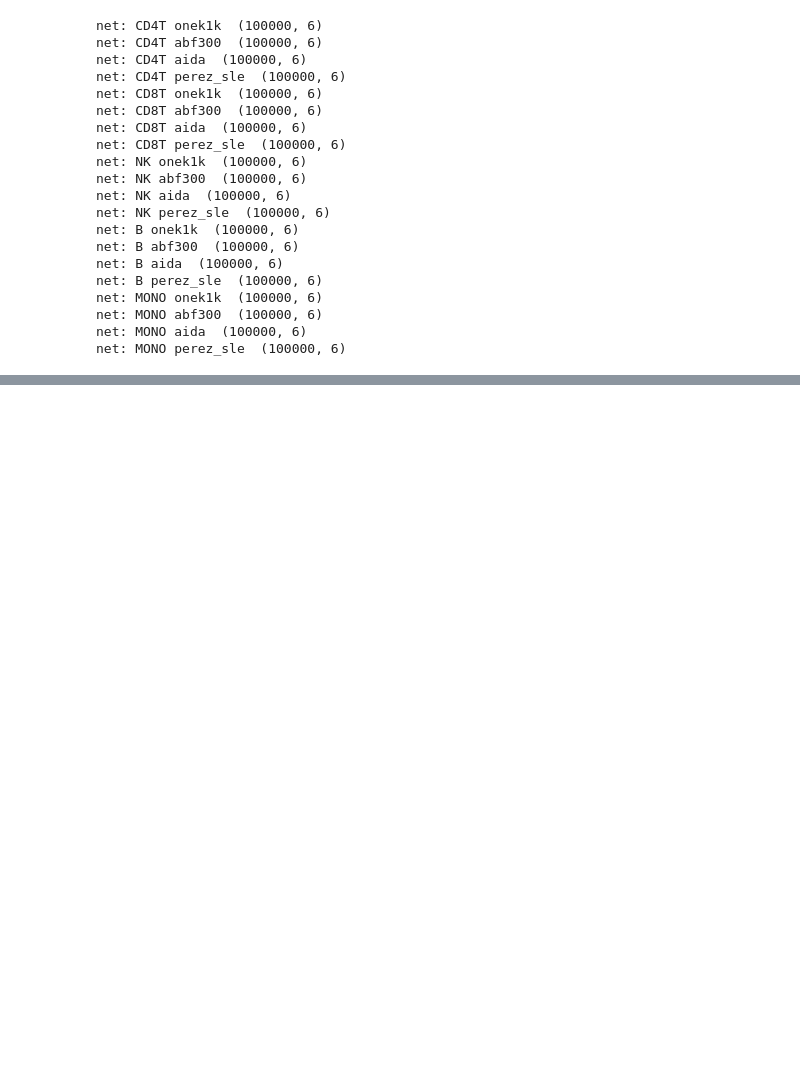
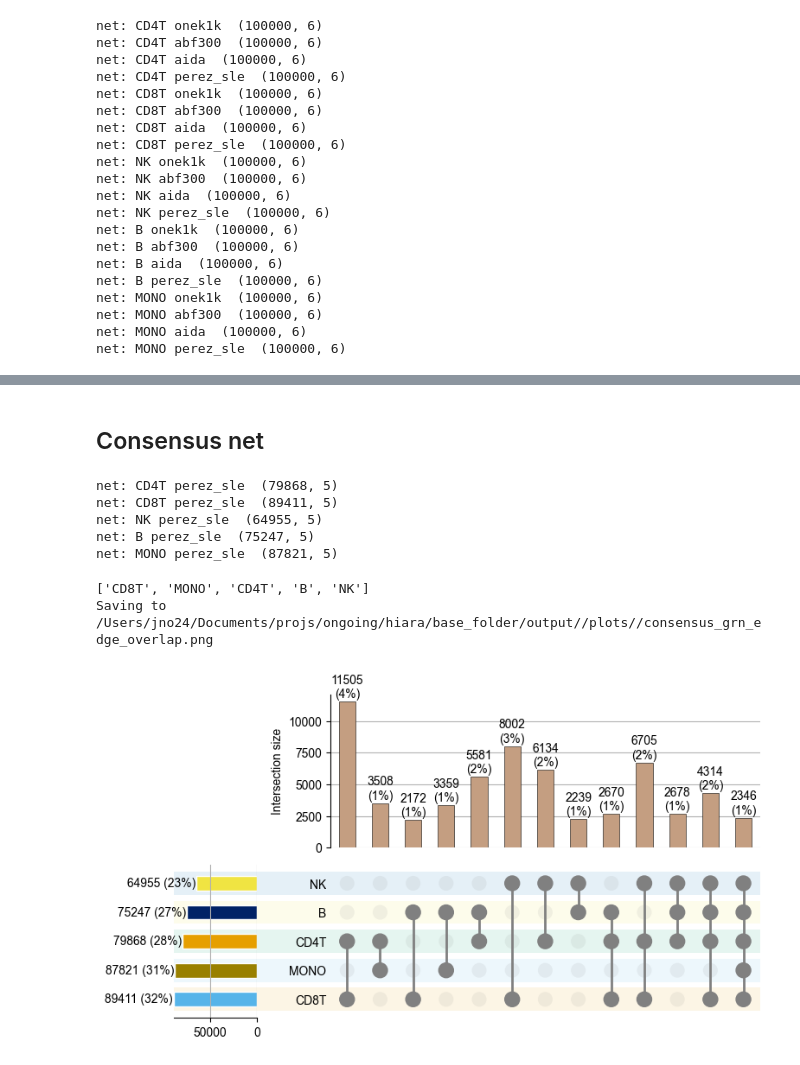
Before and after one commit to janursa/HIRA, a Jupyter notebook: notebooks/supp_results.ipynb, the cells around one changed output, grey strips where cells are left out. Drawn from its saved outputs; the diff is of its cells as text; code cells hidden in the pictures; blank space fills up the shorter version.

```diff
--- a/notebooks/supp_results.ipynb
+++ b/notebooks/supp_results.ipynb
@@ -1199,0 +1042,43 @@ if True:
+# %% [markdown]
+## Consensus net
+# %%
+if True:
+    net_store = []
+    for cell_type in CELL_TYPES:
+        net = retrieve_net_consensus(cell_type=cell_type)
+        net['edge'] = net['source'] + '_' + net['target']
+        net['cell_type'] = cell_type
+        print(f'net: {cell_type} {dataset} ', net.shape)
+        net_store.append(net)
+    nets_all = pd.concat(net_store)
+# %% [output]
+net: CD4T perez_sle  (79868, 5)
+net: CD8T perez_sle  (89411, 5)
+net: NK perez_sle  (64955, 5)
+net: B perez_sle  (75247, 5)
+net: MONO perez_sle  (87821, 5)
+# %%
+if True:
+    to_show = 'edge'
+
+    if to_show=='source':
+        min_subset_size=10
+        min_degree=1
+    if to_show=='target':
+        min_subset_size=10
+        min_degree=1
+    if to_show=='edge':
+        min_subset_size=2000
+        min_degree=2
+
+    df_dict = nets_all.groupby(['cell_type'])[to_show].apply(list).to_dict()
+    interaction_df.columns = interaction_df.columns.map(lambda name: surrogate_names.get(name, name))
+    aa = plot_interactions(interaction_df, min_degree=min_degree, min_subset_size=min_subset_size, color_map=palette_cell_types)
+
+    file_name = f'{PLOTS_DIR}/consensus_grn_{to_show}_overlap.png'
+    print(f'Saving to {file_name}')
+    plt.savefig(file_name, dpi=300, bbox_inches='tight', transparent=True)
+# %% [output]
+['CD8T', 'MONO', 'CD4T', 'B', 'NK']
+Saving to /Users/jno24/Documents/projs/ongoing/hiara/base_folder/output//plots//consensus_grn_edge_overlap.png
+[figure, added]
```
Also changed, not shown: parts of 13 cells of this notebook, 3 other files.
